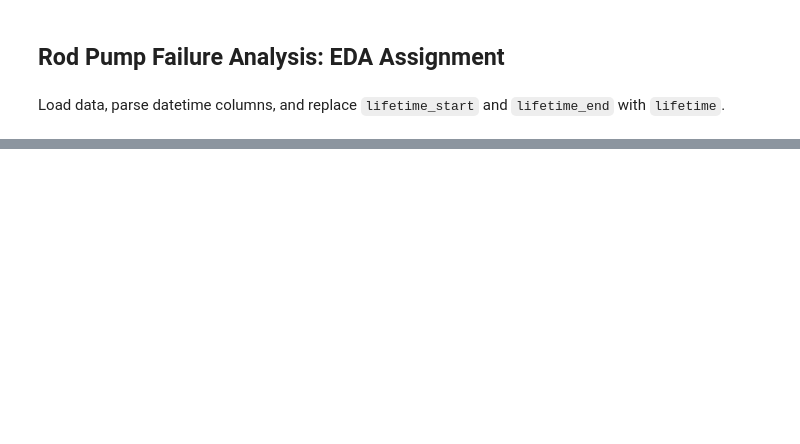
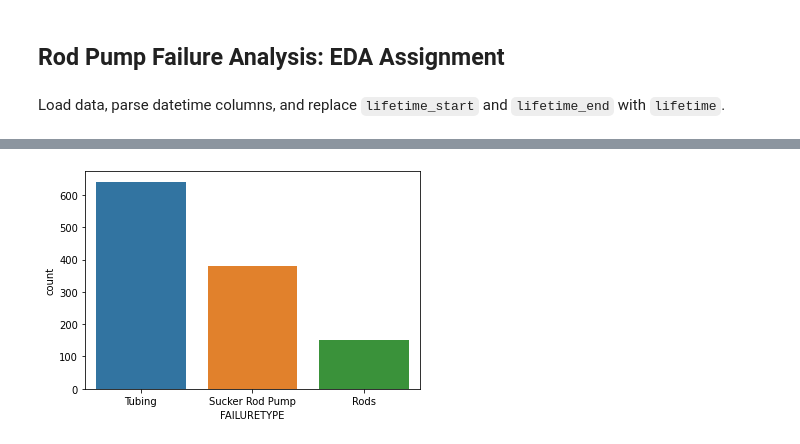
Before and after one commit to alimodak/Ali-Modak_Rod-Pump, a Jupyter notebook: Jupyter/EDA Assignment.ipynb, the cells around one changed output, grey strips where cells are left out. Saved outputs shown, nothing was run; the diff lists cells and outputs as text; code cells hidden in the pictures; blank space fills up the shorter version.

```diff
--- a/Jupyter/EDA Assignment.ipynb
+++ b/Jupyter/EDA Assignment.ipynb
@@ -34,0 +19,6 @@ Null values will be the biggest challenge we face throughout this project
+# %%
+failuretype_countplot = sns.countplot(data=raw_data, x='FAILURETYPE')
+fig = failuretype_countplot.get_figure()
+fig.savefig("../Images/failuretype_countplot.png")
+# %% [output]
+[figure, added]
```
Also changed, not shown: parts of 27 cells of this notebook, 15 other files.
